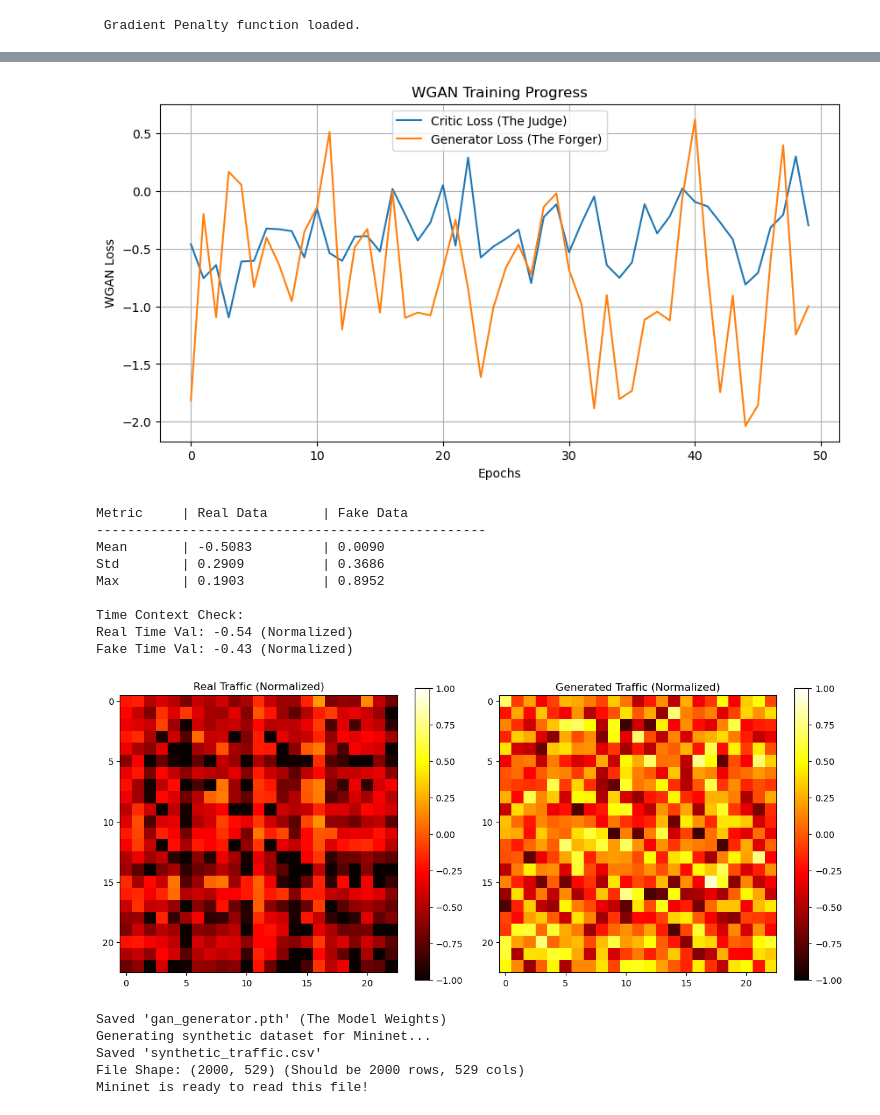
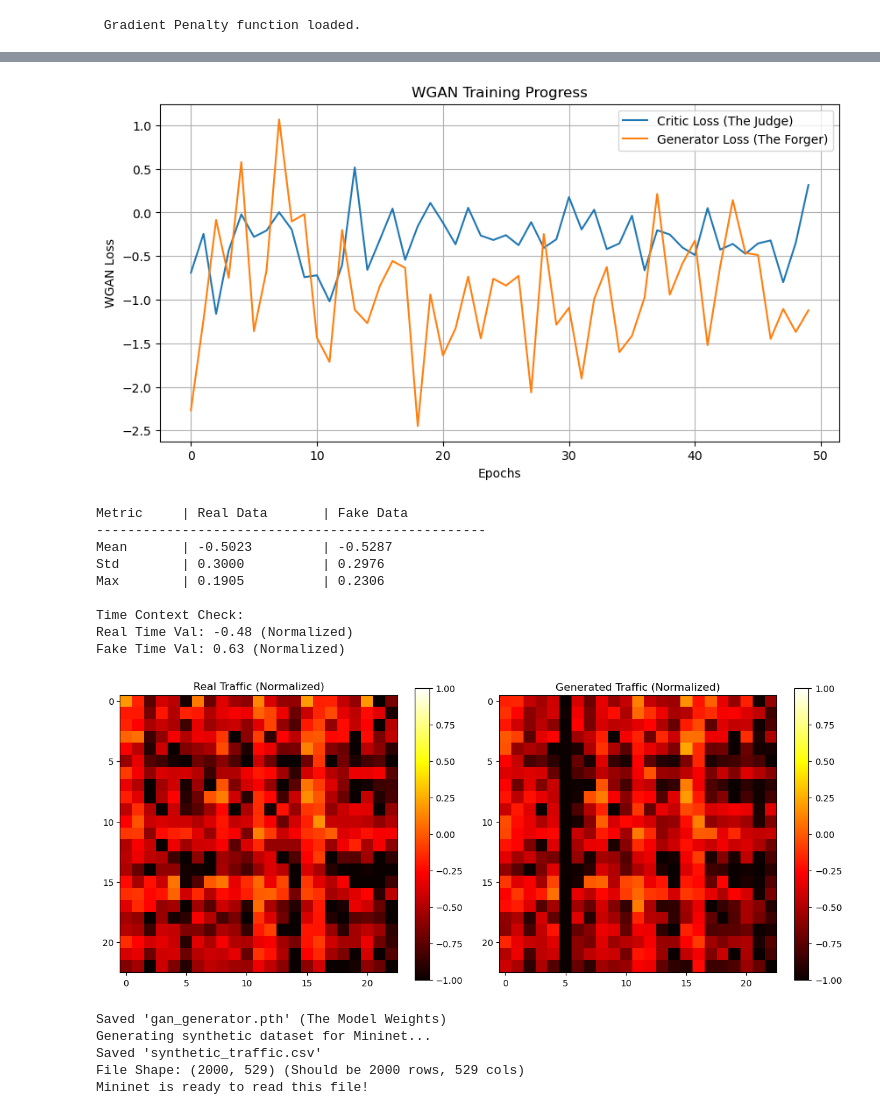
Before and after one commit to SanthoshRaaj-KR/Network_Automation, a Jupyter notebook: WGAN.ipynb, the cells around one changed output, grey strips where cells are left out. Saved outputs shown, nothing was run; the diff lists cells and outputs as text; code cells hidden in the pictures.

Commit message:
added penalty for discriminator

```diff
--- a/WGAN.ipynb
+++ b/WGAN.ipynb
@@ -275,7 +275,11 @@ for epoch in range(EPOCHS):
         gen_fake = critic(fake)
 
         # Generator wants to Maximize the Critic's score for its fakes
-        loss_gen = -torch.mean(gen_fake)
+        # Create a penalty for non-zero values (L1 Norm)
+        sparsity_penalty = torch.mean(torch.abs(fake))
+
+        # Add it to the loss (0.1 is the weight/strength)
+        loss_gen = -torch.mean(gen_fake) + (0.1 * sparsity_penalty)
 
         opt_gen.zero_grad()
         loss_gen.backward()
@@ -316,5 +320,5 @@ Epoch [49/50]  Loss D: -0.2985, Loss G: -0.9993
 Training Complete!
-[figure, old version]
+[figure, new version]
 # %%
 
 # --- Visualization & Statistics Code ---
@@ -376,14 +380,14 @@ plt.show()
 # %% [output]
 Metric     | Real Data       | Fake Data
 --------------------------------------------------
-Mean       | -0.5083         | 0.0090
-Std        | 0.2909          | 0.3686
-Max        | 0.1903          | 0.8952
+Mean       | -0.5023         | -0.5287
+Std        | 0.3000          | 0.2976
+Max        | 0.1905          | 0.2306
 
 Time Context Check:
-Real Time Val: -0.54 (Normalized)
-Fake Time Val: -0.43 (Normalized)
+Real Time Val: -0.48 (Normalized)
+Fake Time Val: 0.63 (Normalized)
-[figure, old version]
+[figure, new version]
 # %%
 # 1. Save the Trained Model (The Brain)
 torch.save(gen.state_dict(), "gan_generator.pth")
```
Also changed, not shown: parts of 4 cells of this notebook, 3 other files.
